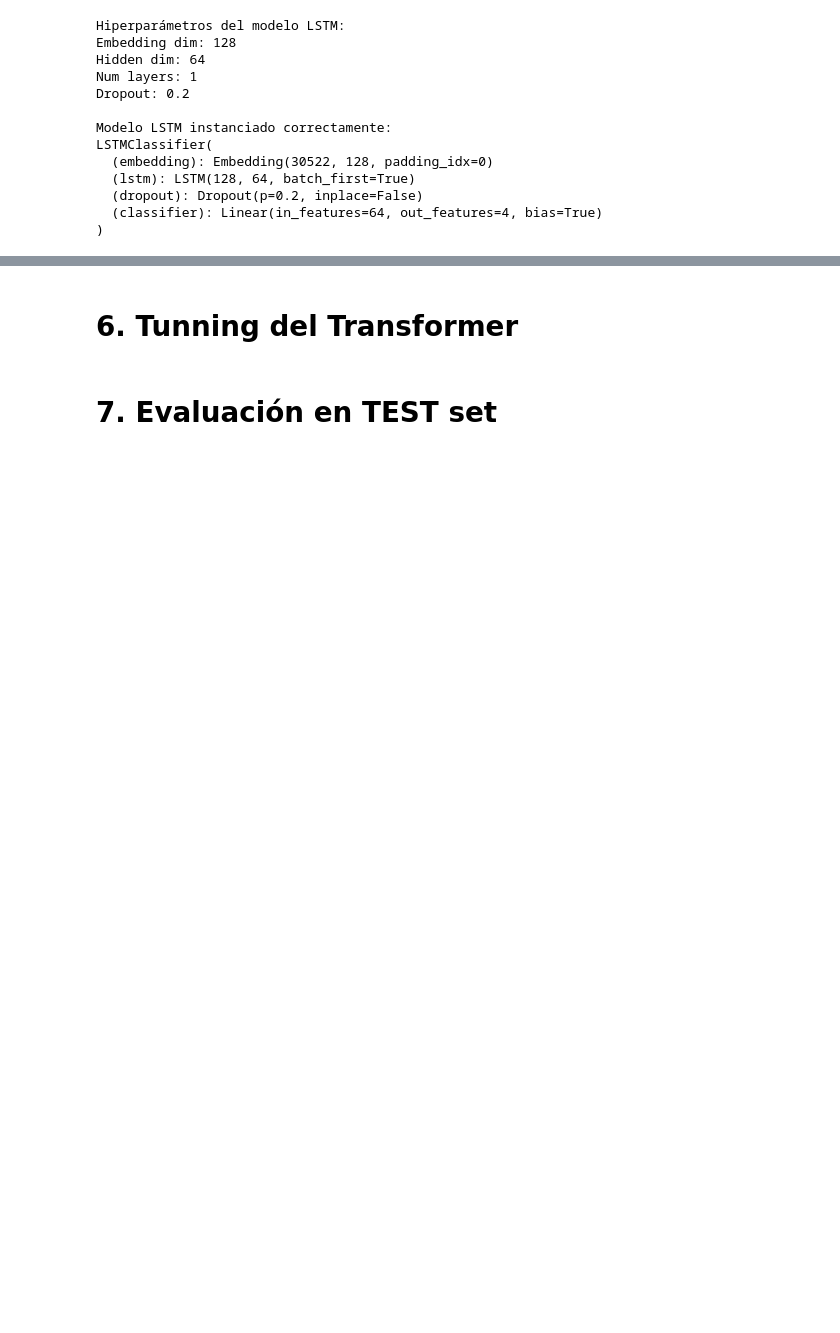
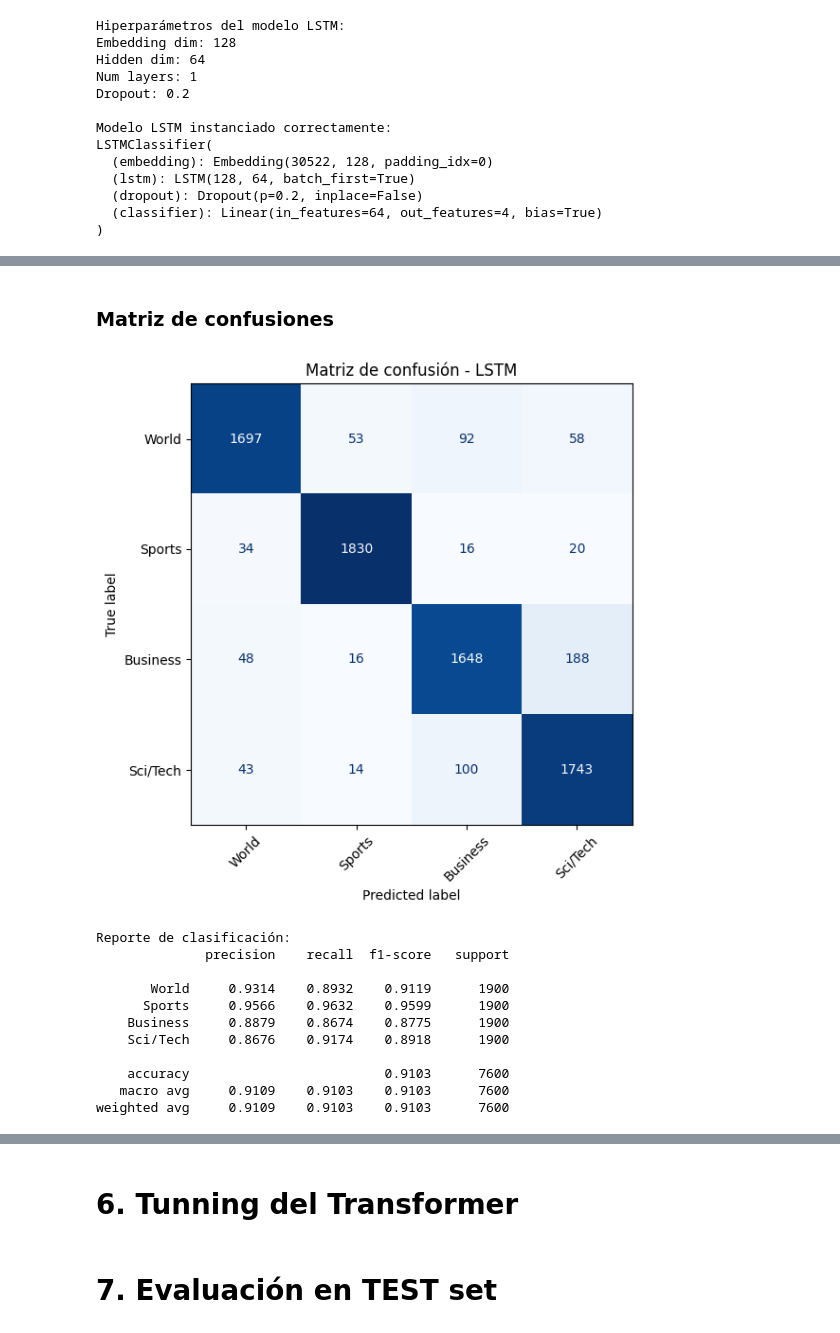
Before and after one commit to jhonattanreales21/nlp_icesi, a Jupyter notebook: unidad_3/Cano_Reales_nlp_with_transformers_&_LSTM.ipynb, the cells around one changed output, grey strips where cells are left out. Saved outputs shown, nothing was run; the diff lists cells and outputs as text; code cells hidden in the pictures; blank space fills up the shorter version.

```diff
--- a/unidad_3/Cano_Reales_nlp_with_transformers_&_LSTM.ipynb
+++ b/unidad_3/Cano_Reales_nlp_with_transformers_&_LSTM.ipynb
@@ -1416,0 +1604,23 @@ Test F1 Macro: 0.9118
+# %% [markdown]
+### Matriz de confusiones
+# %%
+# Matriz de confusión del modelo LSTM en test
+plot_confusion_matrix_from_preds(
+    y_true=results["LSTM"]["y_true"],
+    y_pred=results["LSTM"]["y_pred"],
+    class_names=class_names,
+    title="Matriz de confusión - LSTM",
+)
+# %% [output]
+[figure, added]
+Reporte de clasificación:
+              precision    recall  f1-score   support
+
+       World     0.9314    0.8932    0.9119      1900
+      Sports     0.9566    0.9632    0.9599      1900
+    Business     0.8879    0.8674    0.8775      1900
+    Sci/Tech     0.8676    0.9174    0.8918      1900
+
+    accuracy                         0.9103      7600
+   macro avg     0.9109    0.9103    0.9103      7600
+weighted avg     0.9109    0.9103    0.9103      7600
```
Also changed, not shown: parts of 21 cells of this notebook.
